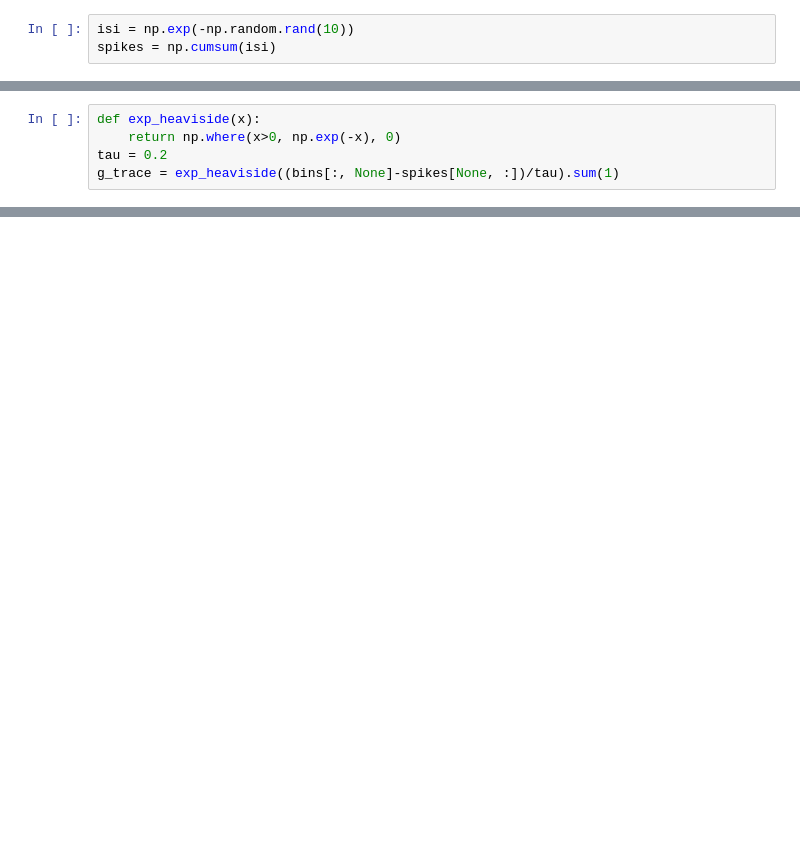
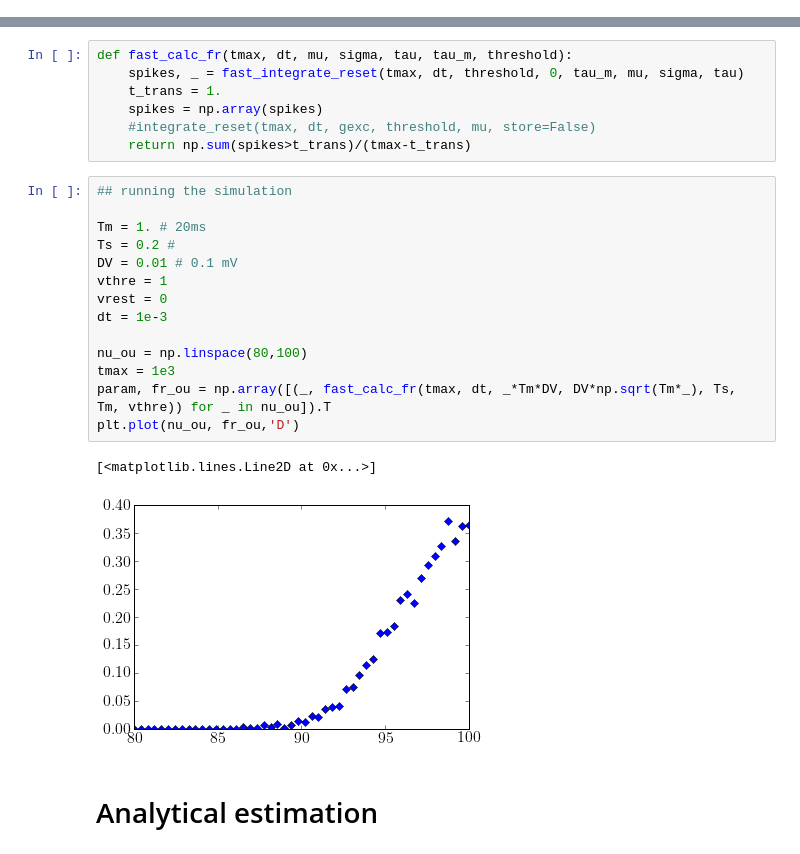
Before and after one commit to yzerlaut/transfer_functions, a Jupyter notebook: Shot_noise.ipynb, the cells around one changed output, grey strips where cells are left out. Saved outputs shown, nothing was run; the diff lists cells and outputs as text; blank space fills up the shorter version.

Commit message:
implementation of the simulations and approximations, working version ! (apart btel approx)

```diff
--- a/Shot_noise.ipynb
+++ b/Shot_noise.ipynb
@@ -4,3 +0,0 @@ import matplotlib.pyplot as plt
-# %%
-isi = np.exp(-np.random.rand(10))
-spikes = np.cumsum(isi)
@@ -9,5 +0,0 @@ bins = np.linspace(0, spikes.max(), 100)
-# %%
-def exp_heaviside(x):
-    return np.where(x>0, np.exp(-x), 0)
-tau = 0.2
-g_trace = exp_heaviside((bins[:, None]-spikes[None, :])/tau).sum(1)
@@ -19,0 +138,26 @@ plt.vlines(spikes, 0, 1)
+# %%
+def fast_calc_fr(tmax, dt, mu, sigma, tau, tau_m, threshold):
+    spikes, _ = fast_integrate_reset(tmax, dt, threshold, 0, tau_m, mu, sigma, tau)
+    t_trans = 1.
+    spikes = np.array(spikes)
+    #integrate_reset(tmax, dt, gexc, threshold, mu, store=False)
+    return np.sum(spikes>t_trans)/(tmax-t_trans)
+# %%
+## running the simulation
+
+Tm = 1. # 20ms
+Ts = 0.2 #
+DV = 0.01 # 0.1 mV
+vthre = 1
+vrest = 0
+dt = 1e-3
+
+nu_ou = np.linspace(80,100)
+tmax = 1e3
+param, fr_ou = np.array([(_, fast_calc_fr(tmax, dt, _*Tm*DV, DV*np.sqrt(Tm*_), Ts, Tm, vthre)) for _ in nu_ou]).T
+plt.plot(nu_ou, fr_ou,'D')
+# %% [output]
+[<matplotlib.lines.Line2D at 0x...>]
+[figure, added]
+# %% [markdown]
+# Analytical estimation
```
Also changed, not shown: parts of 19 cells of this notebook.
